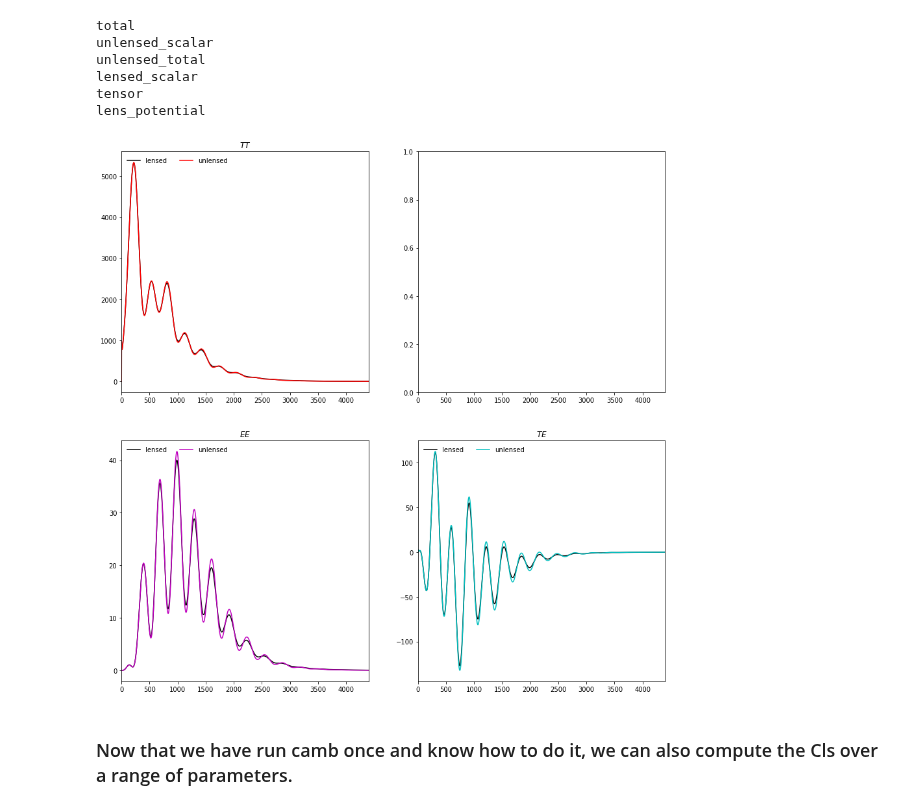
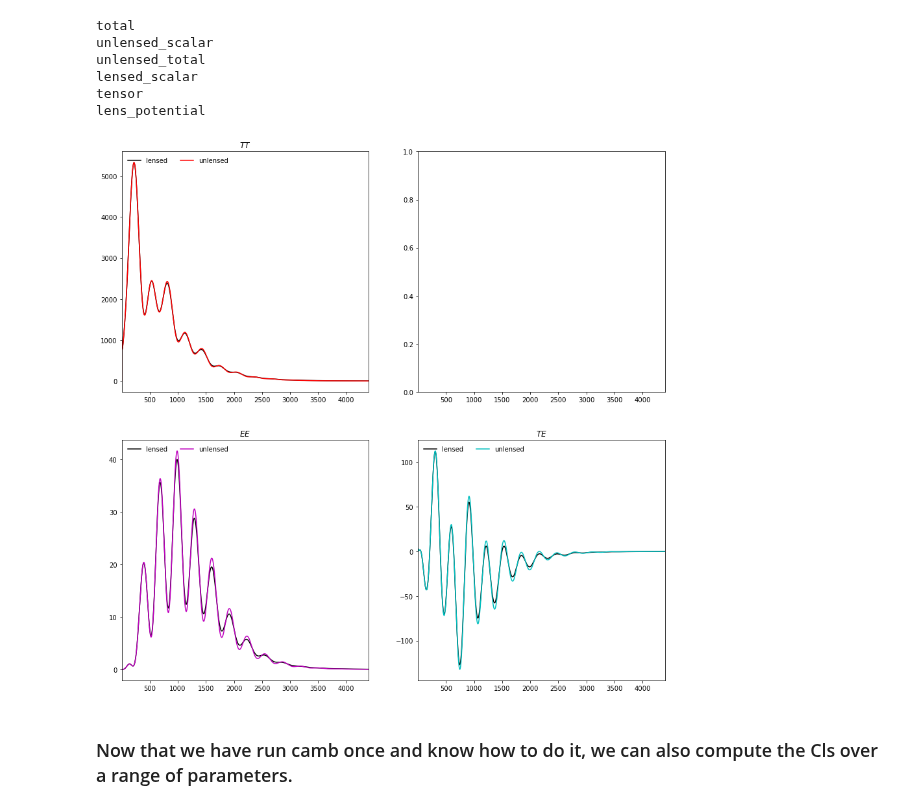
Before and after one commit to jeffmcm1977/CMBAnalysis_SummerSchool, a Jupyter notebook: CMB_School_Part_08.ipynb, the cells around one changed output. Drawn from its saved outputs; the diff is of its cells as text; code cells hidden in the pictures.

```diff
--- a/CMB_School_Part_08.ipynb
+++ b/CMB_School_Part_08.ipynb
@@ -21,8 +21,8 @@ Using CAMB installed at /Users/reneehlozek/Code
 # %%
-# We will start by pulling initialising the CAMB params structure that we will use later.
-#This is similar to how you would change the params.ini file
+# We will start by initialising the CAMB params structure that we will use later.
+# This is similar to how you would change the params.ini file
 
-#Set up a new set of parameters for CAMB
+# Set up a new set of parameters for CAMB
 pars = camb.CAMBparams()
 # The base cosmology model is set with these params, the others are all set to their default values
 pars.set_cosmology(H0=67.5, ombh2=0.022, omch2=0.122, mnu=0.06, omk=0, tau=0.06)
@@ -30,14 +30,14 @@ pars.set_cosmology(H0=67.5, ombh2=0.022, omch2=0.122, mnu=0.06, omk=0, tau=0.06)
 pars.InitPower.set_params(ns=0.965, r=0)
 
 # Set how far in multipole we want the power spectra, and turn on defaults for the params.
-pars.set_for_lmax(4400, lens_potential_accuracy=0);
+pars.set_for_lmax(4400, lens_potential_accuracy=0)
 
-#calculate results for these parameters
+# calculate results for these parameters
 # this is like "running" camb from the command line, and is the same as how it is done in cosmomc
 results = camb.get_results(pars)
 
-#get dictionary of CAMB power spectra
-powers =results.get_cmb_power_spectra(pars)
+# get dictionary of CAMB power spectra
+powers = results.get_cmb_power_spectra(pars, CMB_unit='muK')
 # %%
 # Let's see what the power spectra are:
 for name in powers: print(name)
@@ -49,33 +49,32 @@ lensed_scalar
 tensor
 lens_potential
 # %%
-#Now we want to plot the total lensed and unlensed CMB power spectra
-totCL=powers['total']
-CMBOutscale = 7.43e12
-unlensedCL=powers['unlensed_scalar']
-#Python CL arrays are all zero based (starting at L=0), Note L=0,1 entries will be zero by default.
-#The different CL are always in the order TT, EE, BB, TE (with BB=0 for unlensed scalar results).
+# Now we want to plot the total lensed and unlensed CMB power spectra
+totCL = powers['total']
+unlensedCL = powers['unlensed_scalar']
+# Python CL arrays are all zero based (starting at L=0), Note L=0,1 entries will be zero by default.
+# The different CL are always in the order TT, EE, BB, TE (with BB=0 for unlensed scalar results).
 ls = np.arange(totCL.shape[0])
 fig, ax = plt.subplots(2,2, figsize = (15,15))
-ax[0,0].plot(ls,CMBOutscale*totCL[:,0], color='k', label='lensed')
-ax[0,0].plot(ls,CMBOutscale*unlensedCL[:,0], color='r', label='unlensed')
+ax[0,0].plot(ls,totCL[:,0], color='k', label='lensed')
+ax[0,0].plot(ls,unlensedCL[:,0], color='r', label='unlensed')
 ax[0,0].legend(loc="upper left", bbox_to_anchor=[0, 1],
            ncol=2, frameon=False)
 ax[0,0].set_title(r'$TT$')
-ax[1,0].plot(ls,CMBOutscale*totCL[:,1], color='k', label='lensed')
-ax[1,0].plot(ls,CMBOutscale*unlensedCL[:,1], color='m', label='unlensed')
+ax[1,0].plot(ls,totCL[:,1], color='k', label='lensed')
+ax[1,0].plot(ls,unlensedCL[:,1], color='m', label='unlensed')
 ax[1,0].legend(loc="upper left", bbox_to_anchor=[0, 1],
            ncol=2,frameon=False)
 ax[1,0].set_title(r'$EE$')
-ax[1,1].plot(ls,CMBOutscale*totCL[:,3], color='k', label='lensed')
-ax[1,1].plot(ls,CMBOutscale*unlensedCL[:,3], color='c', label='unlensed')
+ax[1,1].plot(ls,totCL[:,3], color='k', label='lensed')
+ax[1,1].plot(ls,unlensedCL[:,3], color='c', label='unlensed')
 ax[1,1].legend(loc="upper left", bbox_to_anchor=[0, 1],
            ncol=2, frameon=False)
-ax[1,1].set_title(r'$TE$');
+ax[1,1].set_title(r'$TE$')
 
 for ax in ax.reshape(-1): ax.set_xlim([2,4400])
 # %% [output]
-[figure, old version]
+[figure, new version]
 # %% [markdown]
 ### Now that we have run camb once and know how to do it, we can also compute the Cls over a range of parameters.
 # %%
```
Also changed, not shown: parts of 9 cells of this notebook.
